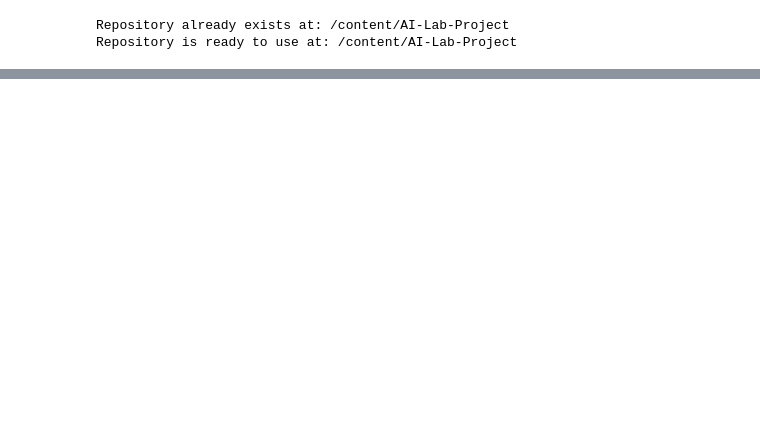
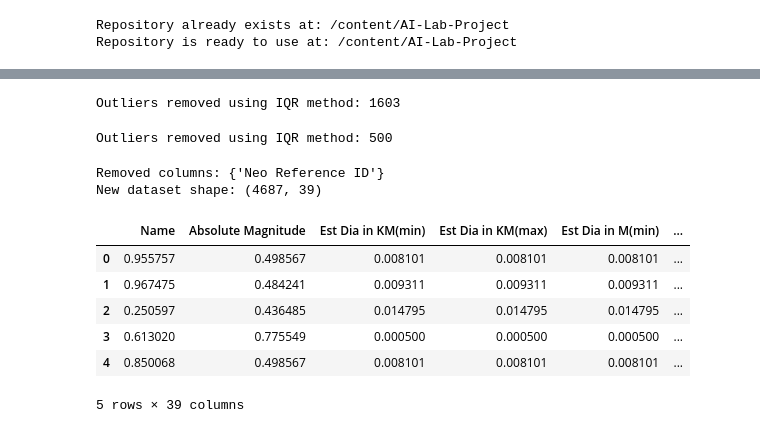
Before and after one commit to PriyanshuRao-code/AI-Lab-Project, a Jupyter notebook: team_24_data_preprocessing.ipynb, the cells around one changed output, grey strips where cells are left out. Saved outputs shown, nothing was run; the diff lists cells and outputs as text; code cells hidden in the pictures; blank space fills up the shorter version.

```diff
--- a/team_24_data_preprocessing.ipynb
+++ b/team_24_data_preprocessing.ipynb
@@ -35,0 +89,58 @@ print("\nTotal Missing Values:", total_missing)
+# %%
+Q1 = df_numeric.quantile(0.25)
+Q3 = df_numeric.quantile(0.75)
+IQR = Q3 - Q1
+
+# Define acceptable range
+lower_bound = Q1 - 1.5 * IQR
+upper_bound = Q3 + 1.5 * IQR
+
+# Filter outliers
+df_cleaned = df[~((df_numeric < lower_bound) | (df_numeric > upper_bound)).any(axis=1)]
+print("Outliers removed using IQR method:", df.shape[0] - df_cleaned.shape[0])
+# %% [output]
+Outliers removed using IQR method: 1603
+# %%
+from scipy.stats import zscore
+
+z_scores = df.select_dtypes(include=['number']).apply(zscore)
+df_z = df[(z_scores.abs() < 3).all(axis=1)]
+print("Outliers removed using IQR method:", df.shape[0] - df_z.shape[0])
+# %% [output]
+Outliers removed using IQR method: 500
+# %%
+# Find columns with correlation = 1 (excluding self-correlation)
+high_corr_pairs = set()
+for i in range(len(df_numeric.corr().columns)):
+    for j in range(i):
+        if df_numeric.corr().iloc[i, j] == 1:
+            col1 = df_numeric.corr().columns[i]
+            col2 = df_numeric.corr().columns[j]
+            high_corr_pairs.add((col1, col2))
+
+# Drop one of each highly correlated pair
+columns_to_drop = {col2 for col1, col2 in high_corr_pairs}
+df_reduced = df_cleaned.drop(columns=columns_to_drop)
+
+print(f"Removed columns: {columns_to_drop}")
+print(f"New dataset shape: {df_reduced.shape}")
+# %% [output]
+Removed columns: {'Neo Reference ID'}
+New dataset shape: (4687, 39)
+# %%
+from sklearn.preprocessing import MinMaxScaler
+
+df_numeric = df_reduced.select_dtypes(include=['number'])
+df_non_numeric = df_reduced.select_dtypes(exclude=['number'])
+scaler = MinMaxScaler()
+df_minmax = pd.DataFrame(scaler.fit_transform(df_numeric), columns=df_numeric.columns)
+df_minmax = pd.concat([df_minmax, df_non_numeric.reset_index(drop=True)], axis=1)
+df_minmax.head()
+# %% [output]
+|  | Name | Absolute Magnitude | Est Dia in KM(min) | Est Dia in KM(max) | Est Dia in M(min) | ... |
+| 0 | 0.955757 | 0.498567 | 0.008101 | 0.008101 | 0.008101 | ... |
+| 1 | 0.967475 | 0.484241 | 0.009311 | 0.009311 | 0.009311 | ... |
+| 2 | 0.250597 | 0.436485 | 0.014795 | 0.014795 | 0.014795 | ... |
+| 3 | 0.613020 | 0.775549 | 0.000500 | 0.000500 | 0.000500 | ... |
+| 4 | 0.850068 | 0.498567 | 0.008101 | 0.008101 | 0.008101 | ... |
+5 rows × 39 columns
```
Also changed, not shown: parts of 22 cells of this notebook.
